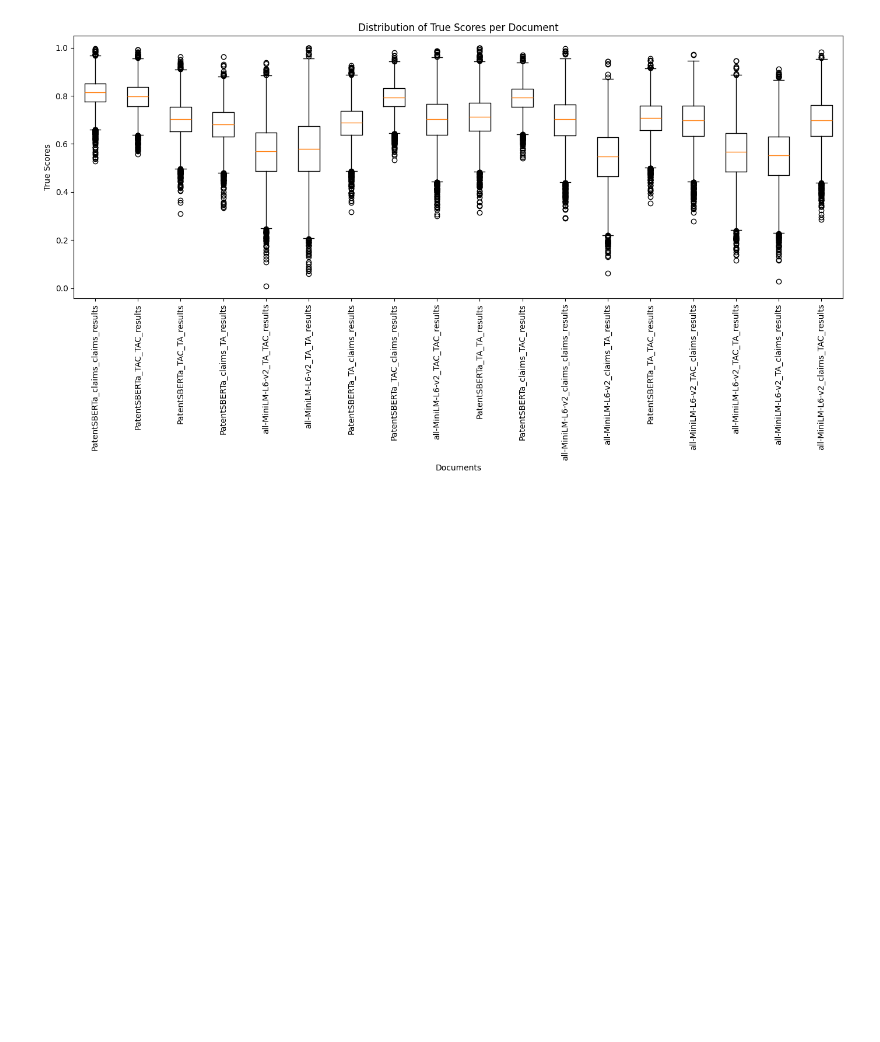
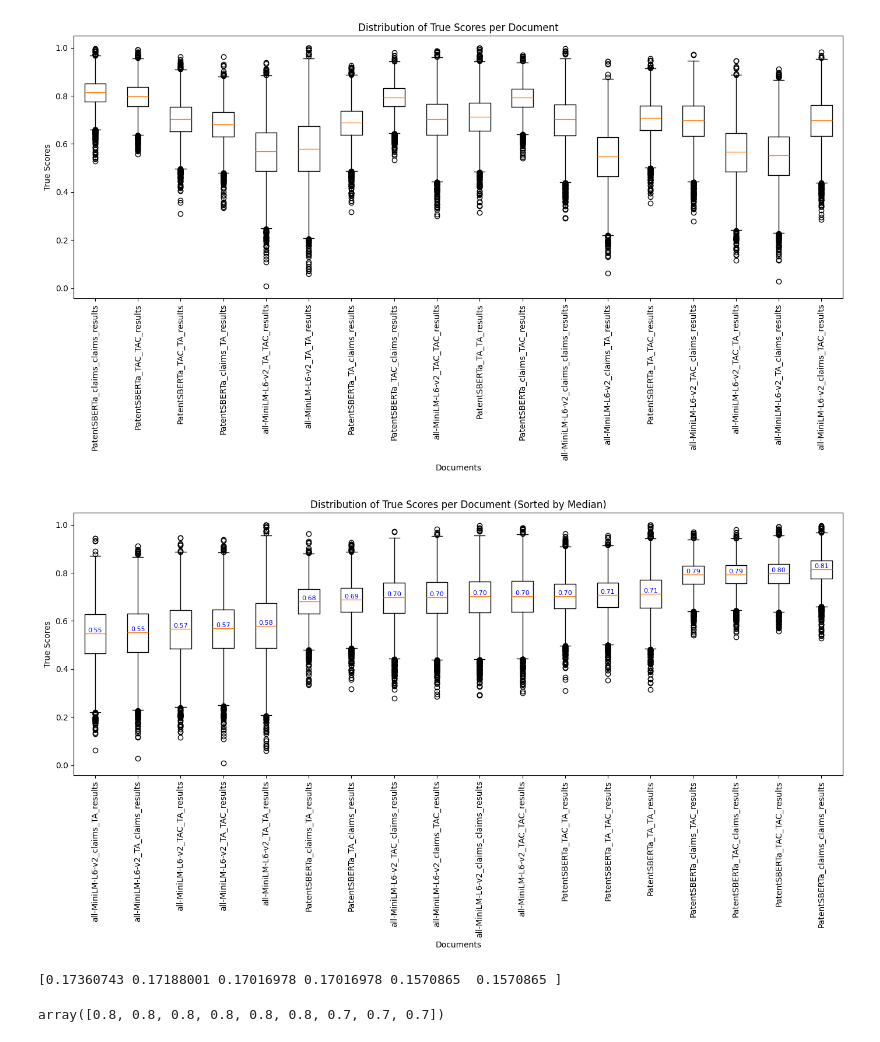
Before and after one commit to Kshitij-Ambilduke/info-ret-proj, a Jupyter notebook: best_pipeline_search/printing_metrics.ipynb, the cells around one changed output. Drawn from its saved outputs; the diff is of its cells as text; code cells hidden in the pictures; blank space fills up the shorter version.

```diff
--- a/best_pipeline_search/printing_metrics.ipynb
+++ b/best_pipeline_search/printing_metrics.ipynb
@@ -7,6 +7,8 @@ results_dir = "/Users/kshitij/Documents/UPSaclay/T4/InfoRetrieval/github/not_git
 files = os.listdir(results_dir)
 
 for i in files:
+    if i=="fused_results_rrf.json":
+        continue
     print(i)
     with open(os.path.join(results_dir, i)) as f:
         results = json.load(f)
@@ -16,6 +18,7 @@ for i in files:
     print("max of true scores", np.max(true_scores))
     print("min of true scores", np.min(true_scores))
     print("mean of true scores", np.mean(true_scores))
+    print("median of true scores", np.median(true_scores))
     print("recall_at_10", results["recall_at_10"])
     print("mean_rank", results["mean_rank"])
     print("mean_inv_rank", results["mean_inv_rank"])
@@ -51,6 +54,8 @@ all_true_scores = []
 doc_names = []
 
 for file in files:
+    if file=="fused_results_rrf.json":
+        continue
     with open(os.path.join(results_dir, file)) as f:
         results = json.load(f)
     true_scores = []
@@ -71,3 +76,38 @@ plt.tight_layout()  # Adjust layout to prevent label overlap
 plt.show()
 # %% [output]
 [figure]
+# %%
+# Compute medians with corresponding indices
+medians = [np.median(scores) for scores in all_true_scores]
+sorted_data = sorted(zip(medians, doc_names, all_true_scores))
+
+# Unzip the sorted data
+sorted_medians, sorted_doc_names, sorted_true_scores = zip(*sorted_data)
+
+# Plot
+plt.figure(figsize=(14, 8))
+plt.boxplot(sorted_true_scores, vert=True)
+plt.xticks(range(1, len(sorted_doc_names) + 1), sorted_doc_names, rotation=90)
+plt.xlabel('Documents')
+plt.ylabel('True Scores')
+plt.title('Distribution of True Scores per Document (Sorted by Median)')
+
+# Annotate medians
+for i, median in enumerate(sorted_medians, start=1):
+    plt.text(i, median, f'{median:.2f}', horizontalalignment='center', verticalalignment='bottom', fontsize=8, color='blue')
+
+plt.tight_layout()
+plt.show()
+# %% [output]
+[figure, added]
+# %%
+import numpy as np
+
+def softmax(x):
+    e_x = np.exp(x - np.max(x))  # for numerical stability
+    return e_x / e_x.sum()
+
+scores = [0.81, 0.8, 0.79, 0.79, 0.71, 0.71]
+print(softmax(scores))
+# %% [output]
+[0.17360743 0.17188001 0.17016978 0.17016978 0.1570865  0.1570865 ]
@@ -73,0 +126,4 @@ plt.show()
+# %%
+weigths
+# %% [output]
+array([0.8, 0.8, 0.8, 0.8, 0.8, 0.8, 0.7, 0.7, 0.7])
```
Also changed, not shown: parts of 2 cells of this notebook, 5 other files.
